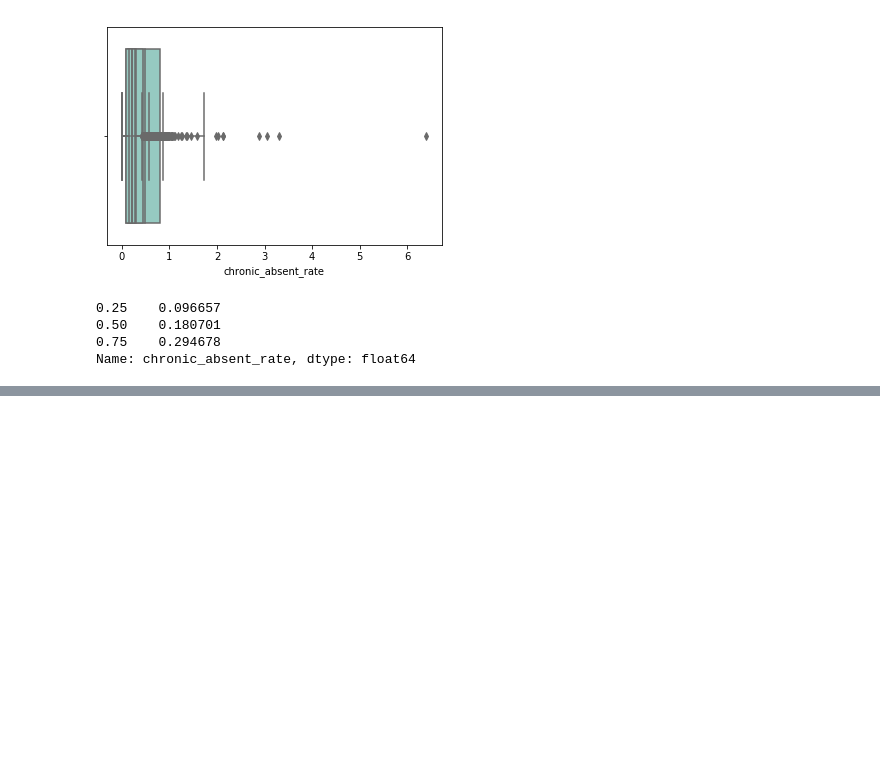
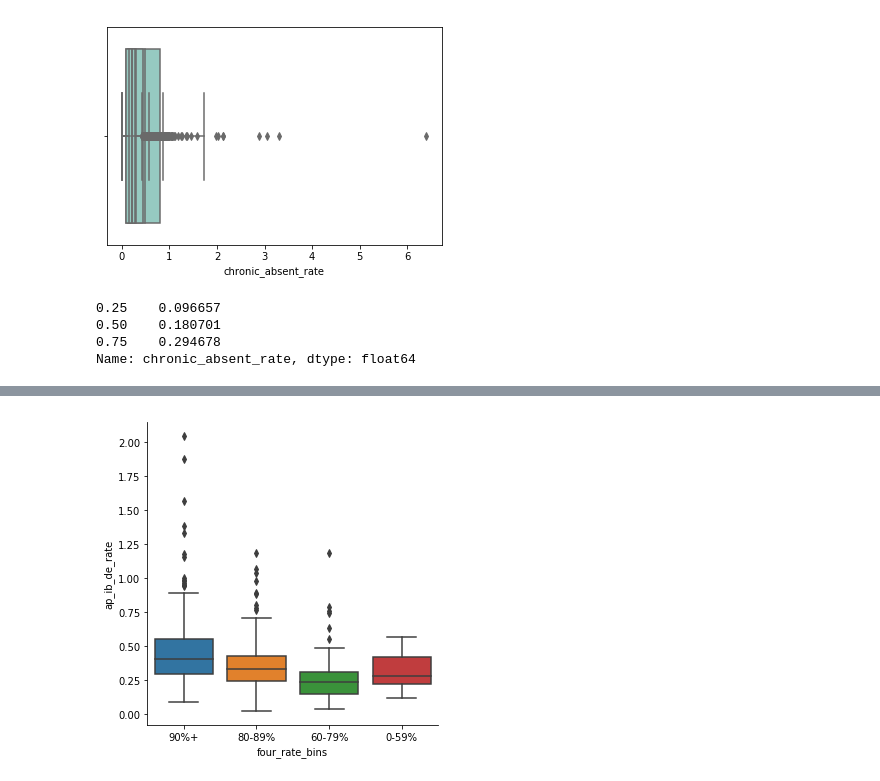
Before and after one commit to hlevymyers/absenteeism_project, a Jupyter notebook: notebooks/Simple_numbers.ipynb, the cells around one changed output, grey strips where cells are left out. Cells and saved outputs as stored; diff of their text form; code cells hidden in the pictures; blank space fills up the shorter version.

```diff
--- a/notebooks/Simple_numbers.ipynb
+++ b/notebooks/Simple_numbers.ipynb
@@ -190,0 +276,4 @@ Name: chronic_absent_rate, dtype: float64
+# %%
+sns.catplot(x="four_rate_bins", y="ap_ib_de_rate", kind="box", data=simple);
+# %% [output]
+[figure, added]
```
Also changed, not shown: parts of 25 cells of this notebook, 2 other files.
